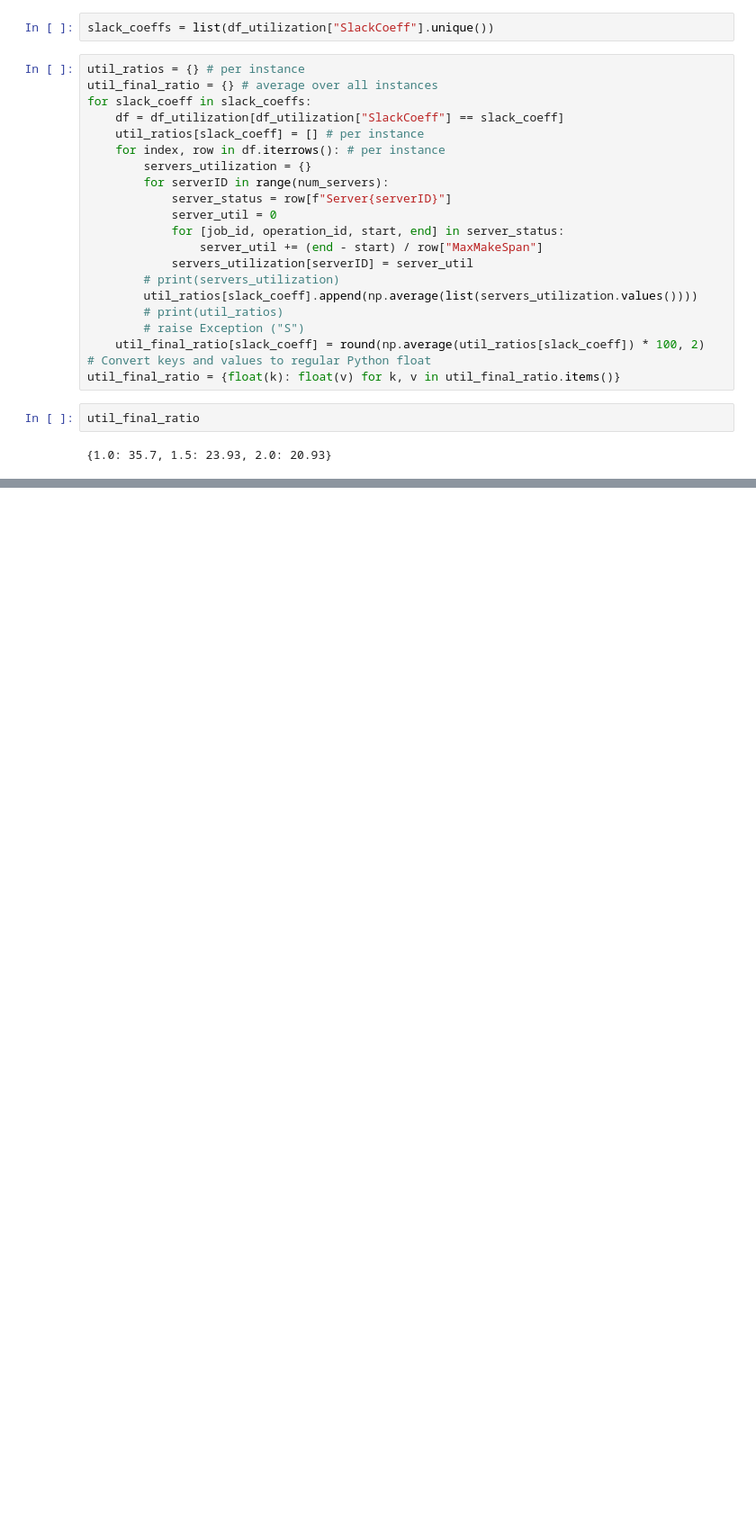
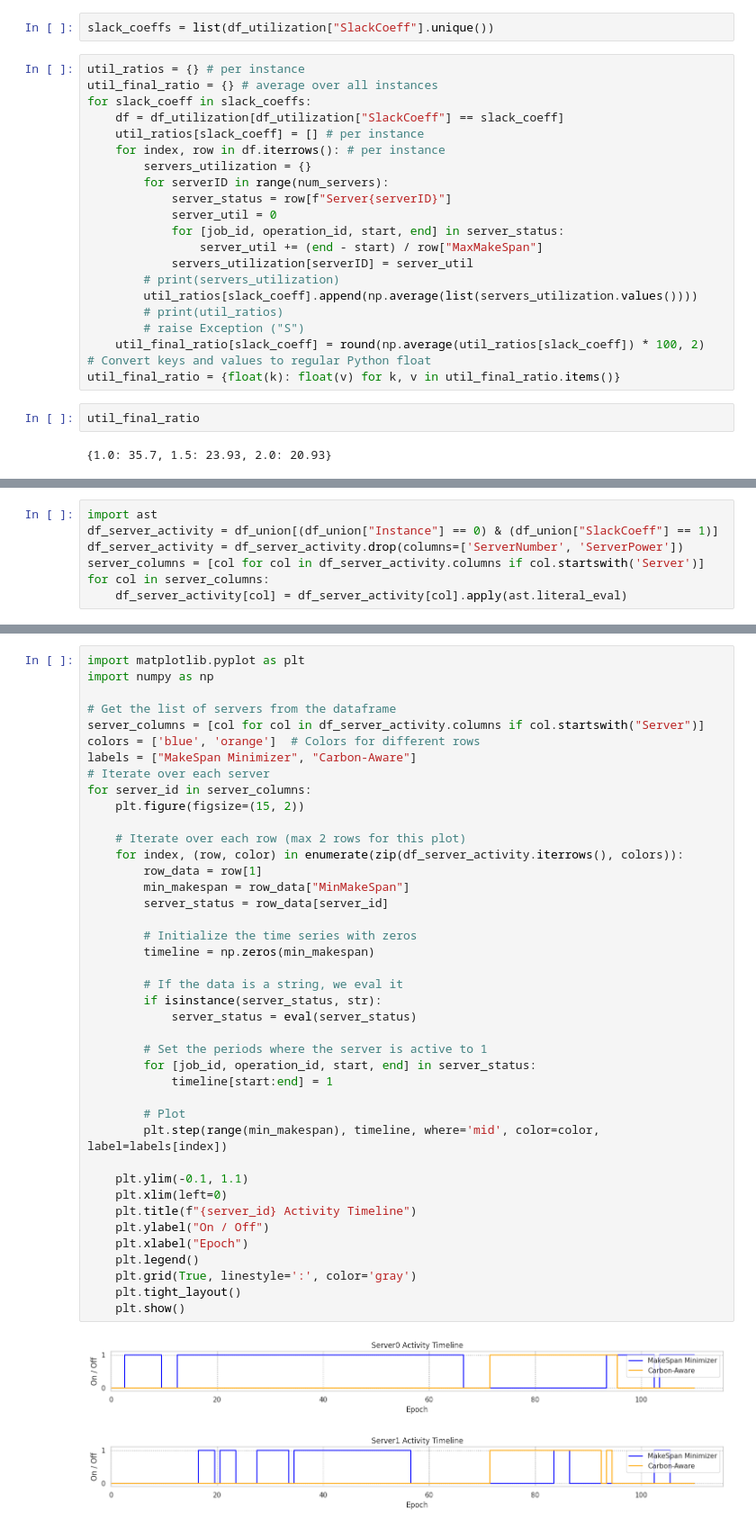
Before and after one commit to rbostandoust/GreenSys26-DAG, a Jupyter notebook: Plot/PlotCode.ipynb, the cells around one changed output, grey strips where cells are left out. Shown at 90% size. Cells and saved outputs as stored; diff of their text form; blank space fills up the shorter version.

Commit message:
server activity plots added!

```diff
--- a/Plot/PlotCode.ipynb
+++ b/Plot/PlotCode.ipynb
@@ -422,0 +451,7 @@ util_final_ratio
+# %%
+import ast
+df_server_activity = df_union[(df_union["Instance"] == 0) & (df_union["SlackCoeff"] == 1)]
+df_server_activity = df_server_activity.drop(columns=['ServerNumber', 'ServerPower'])
+server_columns = [col for col in df_server_activity.columns if col.startswith('Server')]
+for col in server_columns:
+    df_server_activity[col] = df_server_activity[col].apply(ast.literal_eval)
@@ -422,0 +465,44 @@ util_final_ratio
+# %%
+import matplotlib.pyplot as plt
+import numpy as np
+
+# Get the list of servers from the dataframe
+server_columns = [col for col in df_server_activity.columns if col.startswith("Server")]
+colors = ['blue', 'orange']  # Colors for different rows
+labels = ["MakeSpan Minimizer", "Carbon-Aware"]
+# Iterate over each server
+for server_id in server_columns:
+    plt.figure(figsize=(15, 2))
+
+    # Iterate over each row (max 2 rows for this plot)
+    for index, (row, color) in enumerate(zip(df_server_activity.iterrows(), colors)):
+        row_data = row[1]
+        min_makespan = row_data["MinMakeSpan"]
+        server_status = row_data[server_id]
+
+        # Initialize the time series with zeros
+        timeline = np.zeros(min_makespan)
+
+        # If the data is a string, we eval it
+        if isinstance(server_status, str):
+            server_status = eval(server_status)
+
+        # Set the periods where the server is active to 1
+        for [job_id, operation_id, start, end] in server_status:
+            timeline[start:end] = 1
+
+        # Plot
+        plt.step(range(min_makespan), timeline, where='mid', color=color, label=labels[index])
+
+    plt.ylim(-0.1, 1.1)
+    plt.xlim(left=0)
+    plt.title(f"{server_id} Activity Timeline")
+    plt.ylabel("On / Off")
+    plt.xlabel("Epoch")
+    plt.legend()
+    plt.grid(True, linestyle=':', color='gray')
+    plt.tight_layout()
+    plt.show()
+# %% [output]
+[figure, added]
+[figure, added]
```
Also changed, not shown: parts of 4 cells of this notebook.
